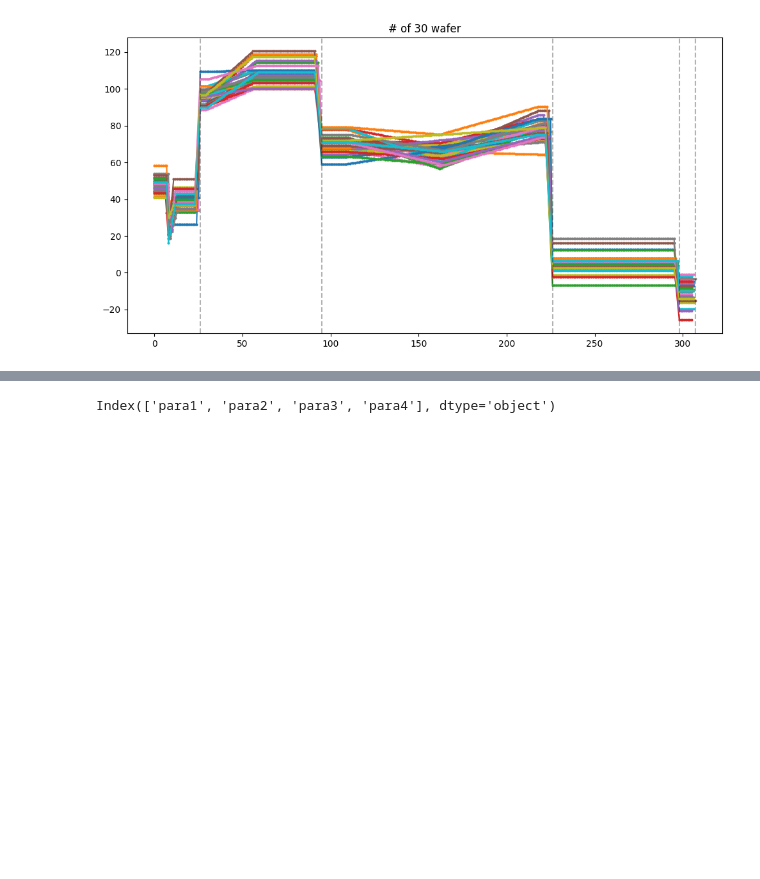
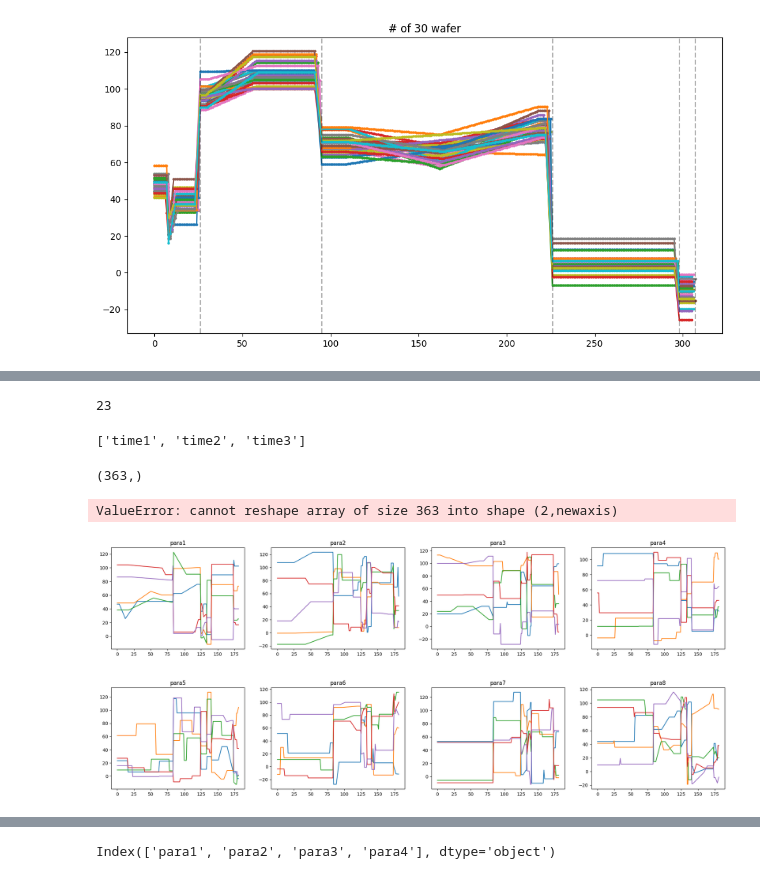
Before and after one commit to kEEPpp/TraceGenerator, a Jupyter notebook: notepad.ipynb, the cells around one changed output, grey strips where cells are left out. Saved outputs shown, nothing was run; the diff lists cells and outputs as text; code cells hidden in the pictures; blank space fills up the shorter version.

```diff
--- a/notepad.ipynb
+++ b/notepad.ipynb
@@ -102,4 +81,25 @@ df
+# %%
+a[0][0]['time1']
+# %% [output]
+23
+# %%
+is_times = [t for t in a[0][0] if 'time' in t]
+is_times
+# %% [output]
+['time1', 'time2', 'time3']
+# %%
+gen = AutoGenerator(n=2, max_value=100, min_value=0, function_num=2, para_num=2)
+df = gen.generate_random_trace()
+#gen.trace_checker(df, marker=False)
+show_generated_para(df)
+# %% [output]
+(363,)
+ValueError: cannot reshape array of size 363 into shape (2,newaxis)
 # %%
-gen = AutoGenerator(n=2, max_value=100, min_value=0, function_num=3, para_num=4)
+gen = AutoGenerator(n=5, max_value=100, min_value=0, function_num=6, para_num=8)
 df = gen.generate_random_trace()
 #gen.trace_checker(df, marker=False)
+show_generated_para(df)
+# %% [output]
+[figure, added]
+[figure, added]
```
Also changed, not shown: parts of 17 cells of this notebook, 2 other files.
